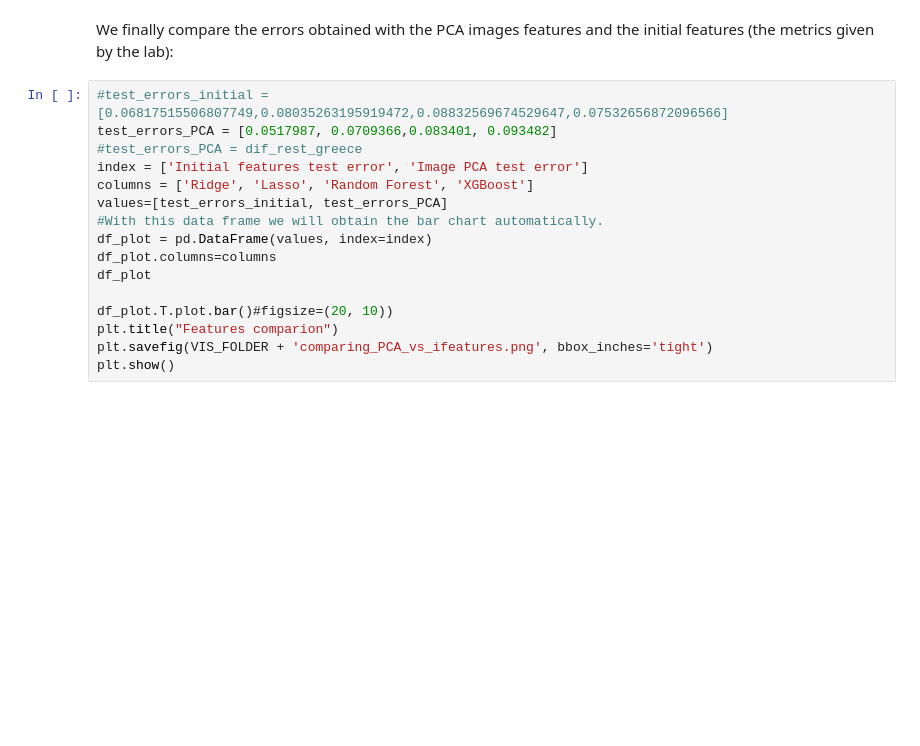
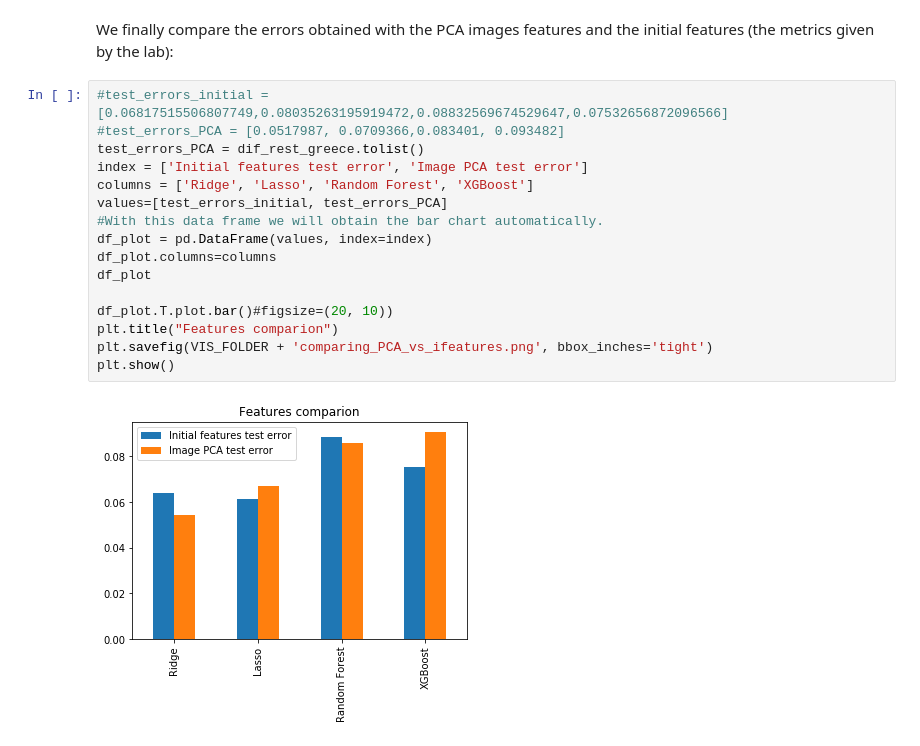
Before and after one commit to joSanchez28/Machine-Learning-EPFL, a Jupyter notebook: Project2-ArchitectureExperiment/ArchitectureFeelings-Notebook.ipynb, the cells around one changed output. Drawn from its saved outputs; the diff is of its cells as text; blank space fills up the shorter version.

```diff
--- a/Project2-ArchitectureExperiment/ArchitectureFeelings-Notebook.ipynb
+++ b/Project2-ArchitectureExperiment/ArchitectureFeelings-Notebook.ipynb
@@ -1162,17 +1221,19 @@ for i,row in top_n_positive.iterrows():
 We finally compare the errors obtained with the PCA images features and the initial features (the metrics given by the lab):
 # %%
 #test_errors_initial = [0.06817515506807749,0.08035263195919472,0.08832569674529647,0.07532656872096566]
-test_errors_PCA = [0.0517987, 0.0709366,0.083401, 0.093482]
-#test_errors_PCA = dif_rest_greece
+#test_errors_PCA = [0.0517987, 0.0709366,0.083401, 0.093482]
+test_errors_PCA = dif_rest_greece.tolist()
 index = ['Initial features test error', 'Image PCA test error']
 columns = ['Ridge', 'Lasso', 'Random Forest', 'XGBoost']
 values=[test_errors_initial, test_errors_PCA]
 #With this data frame we will obtain the bar chart automatically.
 df_plot = pd.DataFrame(values, index=index)
 df_plot.columns=columns
 df_plot
 
 df_plot.T.plot.bar()#figsize=(20, 10))
 plt.title("Features comparion")
 plt.savefig(VIS_FOLDER + 'comparing_PCA_vs_ifeatures.png', bbox_inches='tight')
 plt.show()
+# %% [output]
+[figure, added]
```
Also changed, not shown: parts of 11 cells of this notebook, 22 other files.
